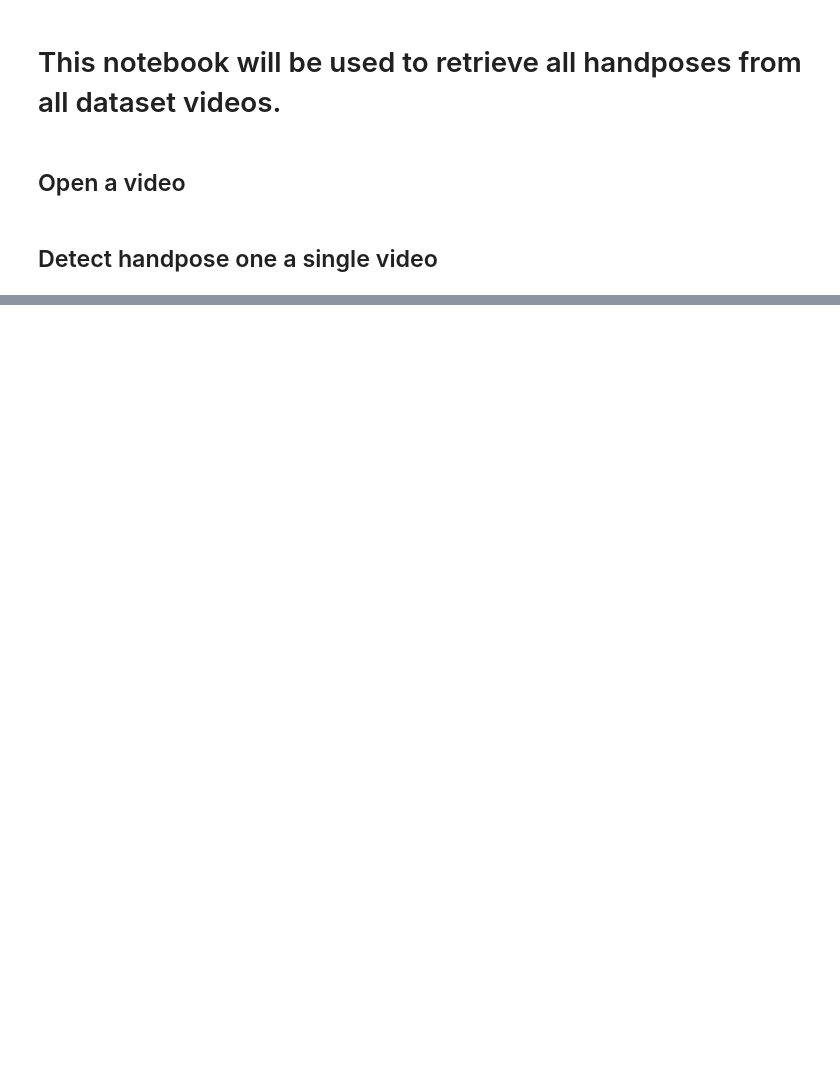
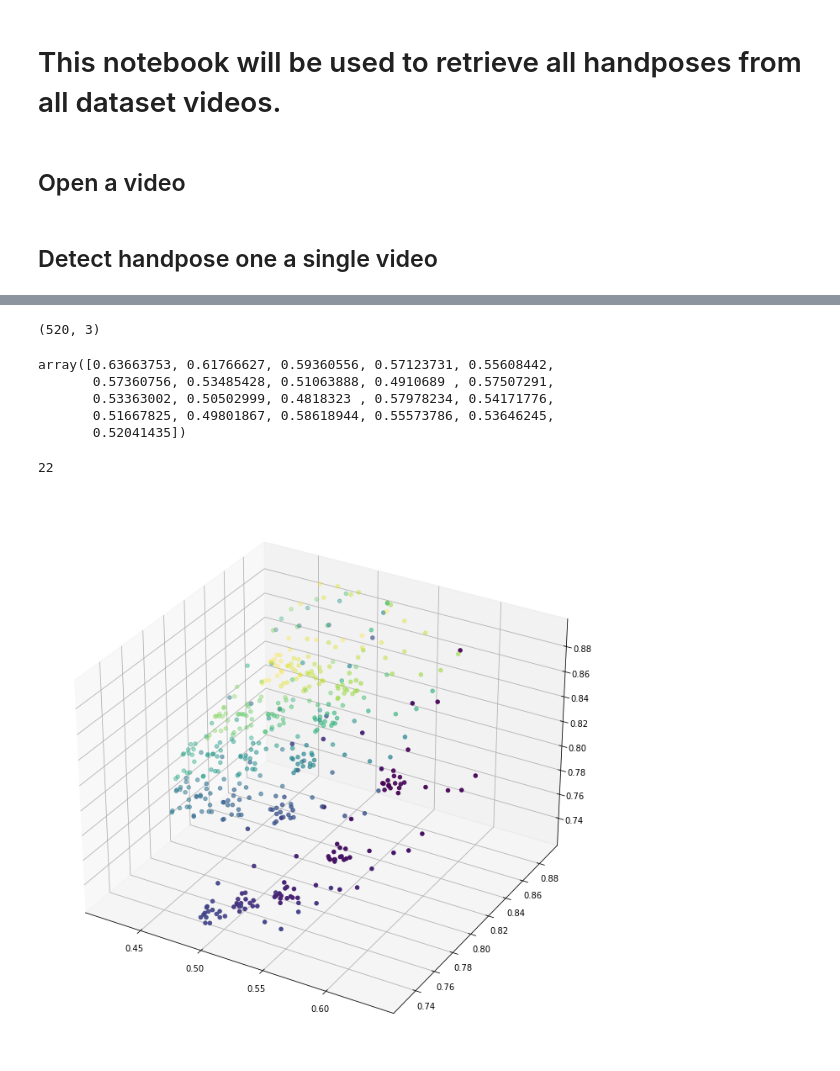
Before and after one commit to Tarysa/Sign-Language-Recognition, a Jupyter notebook: Handpose from video.ipynb, the cells around one changed output, grey strips where cells are left out. Saved outputs shown, nothing was run; the diff lists cells and outputs as text; code cells hidden in the pictures; blank space fills up the shorter version.

```diff
--- a/Handpose from video.ipynb
+++ b/Handpose from video.ipynb
@@ -155,0 +287,10 @@ KeyboardInterrupt:
+# %%
+min_ = [1, 1, 1]
+max_ = [-1, -1, -1]
+for elem in record.values():
+    temp_min, temp_max = np.min(elem, axis = (0,1)), np.max(elem, axis = (0,1))
+    for dim in range(3):
+        if temp_min[dim] < min_[dim] :
+            min_[dim] = temp_min[dim]
+        if temp_max[dim] > max_[dim] :
+            max_[dim] = temp_max[dim]
@@ -155,0 +301,8 @@ KeyboardInterrupt:
+# %%
+min_ = np.array(min_)
+max_ = np.array(max_)
+# %%
+for key in record.keys():
+    dim1, dim2 = record[key].shape[:-1]
+    record[key] = (record[key].reshape(dim1*dim2, 3) - min_)/(max_ - min_)
+    record[key] = record[key].reshape(dim1, dim2, 3)
@@ -155,0 +317,27 @@ KeyboardInterrupt:
+# %%
+all_sequences = list(record.values())
+# %%
+all_sequences[0][0].shape
+# %% [output]
+(520, 3)
+# %%
+all_sequences[0][0][21:42, 0]
+# %% [output]
+array([0.63663753, 0.61766627, 0.59360556, 0.57123731, 0.55608442,
+       0.57360756, 0.53485428, 0.51063888, 0.4910689 , 0.57507291,
+       0.53363002, 0.50502999, 0.4818323 , 0.57978234, 0.54171776,
+       0.51667825, 0.49801867, 0.58618944, 0.55573786, 0.53646245,
+       0.52041435])
+# %%
+len(all_sequences[0])
+# %% [output]
+22
+# %%
+fig = plt.figure(figsize=(12, 12))
+ax = fig.add_subplot(projection='3d')
+
+for nb_seq in range(len(all_sequences[0])):
+    ax.scatter(all_sequences[0][nb_seq, 21:42, 0], all_sequences[0][nb_seq,21:42, 1], all_sequences[0][nb_seq, 21:42, 1], c = list(range(21)))
+plt.show()
+# %% [output]
+[figure, added]
```
Also changed, not shown: parts of 45 cells of this notebook, 4 other files.
